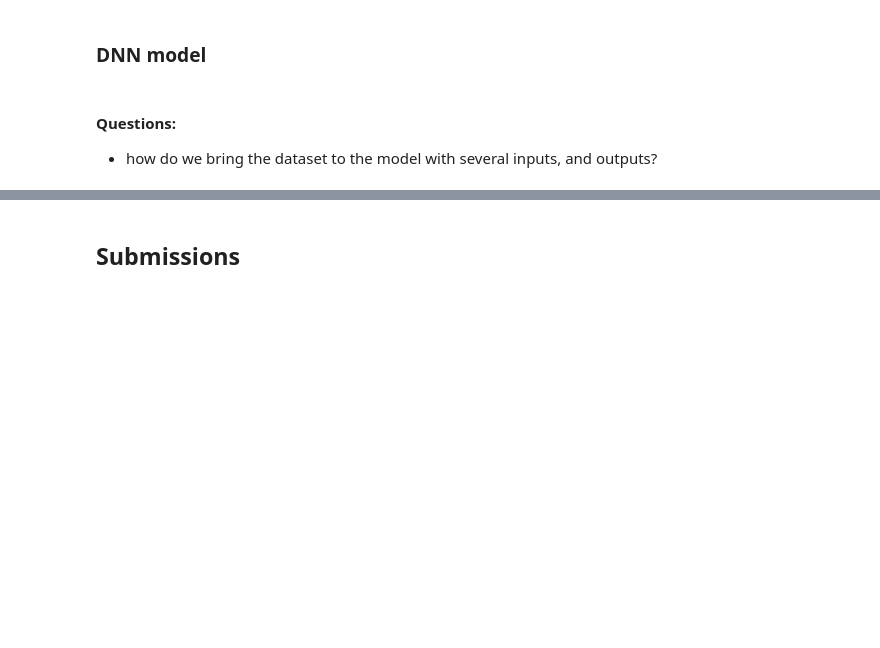
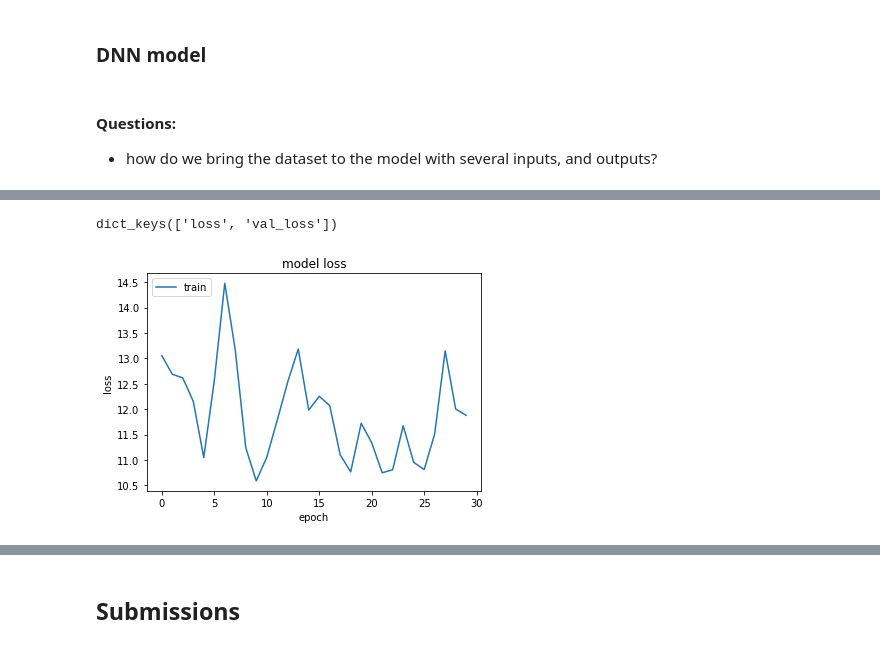
Before and after one commit to antoinev17/competitive-data-science, a Jupyter notebook: Predicting Molecular Properties/Neural Network (RNN).ipynb, the cells around one changed output, grey strips where cells are left out. Saved outputs shown, nothing was run; the diff lists cells and outputs as text; code cells hidden in the pictures; blank space fills up the shorter version.

```diff
--- a/Predicting Molecular Properties/Neural Network (RNN).ipynb
+++ b/Predicting Molecular Properties/Neural Network (RNN).ipynb
@@ -289,15 +335,29 @@ Time to get 1000 batch * 250 samples: 23.90681992500049
 #### Questions:
 * how do we bring the dataset to the model with several inputs, and outputs?
 # %%
-input_features = keras.Input(shape =(27 ,) )
-input_mol = keras.Input(shape = ( MAX_MOL_ATOMS_NB, 8) )
+from tensorflow.keras.utils import plot_model
+MASKING_VALUE = 666
 
-x = layers.Dense(32, activation='relu')(input_features)
+input_dnn = keras.Input(shape =(27 ,), name='input_dnn' )
+input_rnn = keras.Input(shape = ( MAX_MOL_ATOMS_NB, 8), name = 'input_rnn' )
+
+x = layers.Dropout(0.5)(input_dnn)
+x = layers.Dense(128, activation='relu')(x)
 x = layers.Dropout(0.5)(x)
-x = layers.Dense(32, activation='relu')(x)
-coupling_output = layers.Dense(1, activation='linear')(x)
+x = layers.Dense(128, activation='relu')(x)
+x = layers.Dropout(0.5)(x)
 
-model = keras.Model((input_features,input_mol), coupling_output, name = 'model')
+cells= [layers.LSTMCell(16), layers.LSTMCell(16)]
+y = layers.Masking(mask_value=666, input_shape=(MAX_MOL_ATOMS_NB, 8))
+y = layers.RNN(cells, return_sequences=False, return_state=False, go_backwards=False, stateful=False, unroll=False)(input_rnn)
+
+both = layers.concatenate([x, y])
+
+output = layers.Dense(1, activation='linear', name = 'labels')(both)
+
+model = keras.Model((input_dnn,input_rnn), output, name = 'model')
+
+plot_model(model, to_file='model.png')
 
 model.summary()
 # %% [output]
@@ -322,6 +365,7 @@ _________________________________________________________________
 # %%
-adam = keras.optimizers.Adam(lr=0.01, beta_1=0.9, beta_2=0.999, epsilon=None, decay=0.0, amsgrad=False)
+adam = keras.optimizers.Adagrad(lr=0.01, epsilon=None, decay=0.0)
 model.compile(loss = 'mean_absolute_error', optimizer=adam)
 
-model.fit(dataset)
+history = model.fit(dataset, epochs=30, validation_data=eval_dataset,
+                    steps_per_epoch = 500, validation_steps=100)
 # %% [output]
@@ -329,0 +386,17 @@ model.fit(dataset)
+# %%
+import matplotlib.pyplot as plt
+
+# list all data in history
+print(history.history.keys())
+
+# summarize history for loss
+plt.plot(history.history['loss'])
+#plt.plot(history.history['val_loss'])
+plt.title('model loss')
+plt.ylabel('loss')
+plt.xlabel('epoch')
+plt.legend(['train', 'eval'], loc='upper left')
+plt.show()
+# %% [output]
+dict_keys(['loss', 'val_loss'])
+[figure, added]
```
Also changed, not shown: parts of 16 cells of this notebook.
